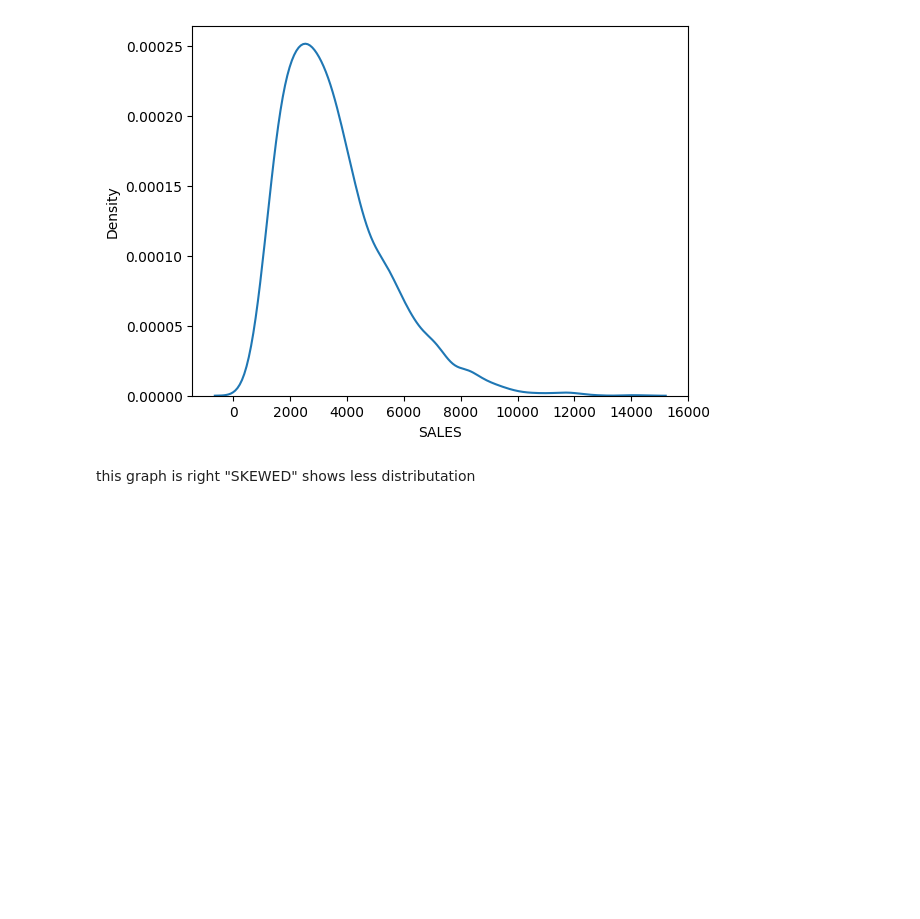
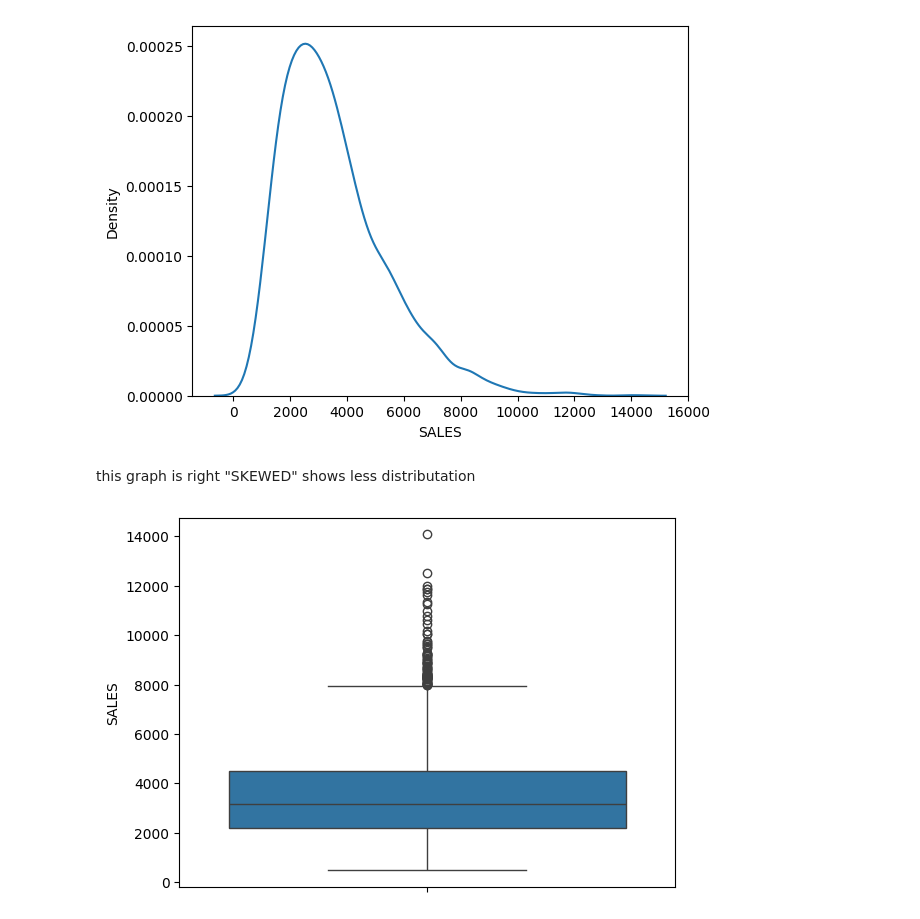
Before and after one commit to PremKarhale/Numpy, a Jupyter notebook: Matplotlib/Histogram.ipynb, the cells around one changed output. Cells and saved outputs as stored; diff of their text form; code cells hidden in the pictures; blank space fills up the shorter version.

Commit message:
Histogram

```diff
--- a/Matplotlib/Histogram.ipynb
+++ b/Matplotlib/Histogram.ipynb
@@ -69,3 +69,10 @@ sns.kdeplot(df['SALES'])
 [figure]
 # %% [markdown]
 this graph is right "SKEWED" shows less distributation
+# %%
+plt.Figure(figsize=(10,6))
+sns.boxplot(data=df['SALES'])
+plt.xticks(rotation=90,fontsize=10)
+plt.show()
+# %% [output]
+[figure, added]
```
Also changed, not shown: parts of 1 cell of this notebook.
